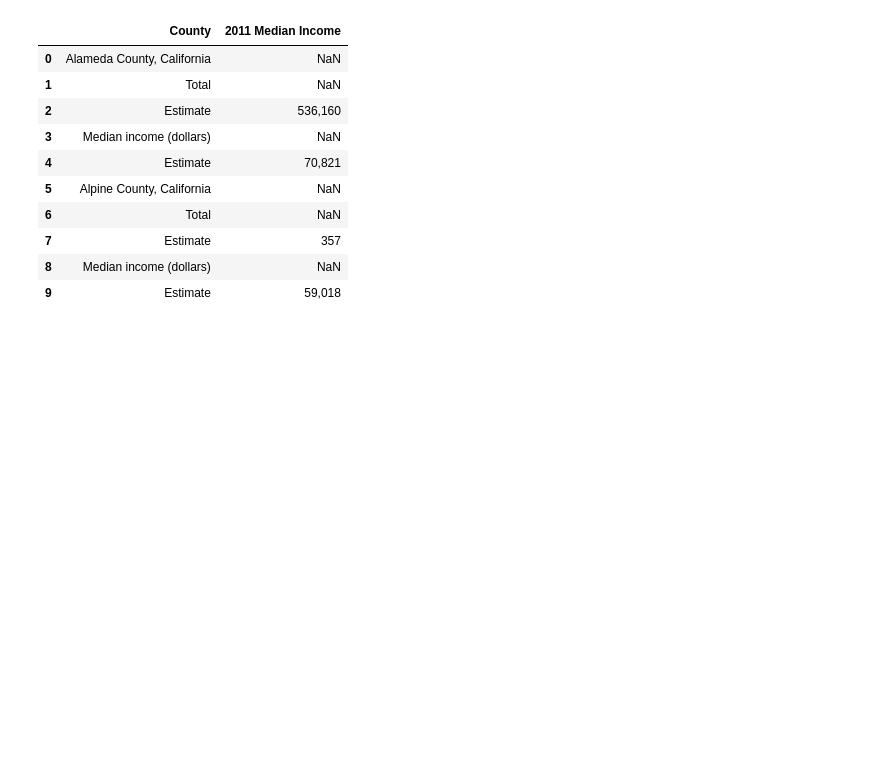
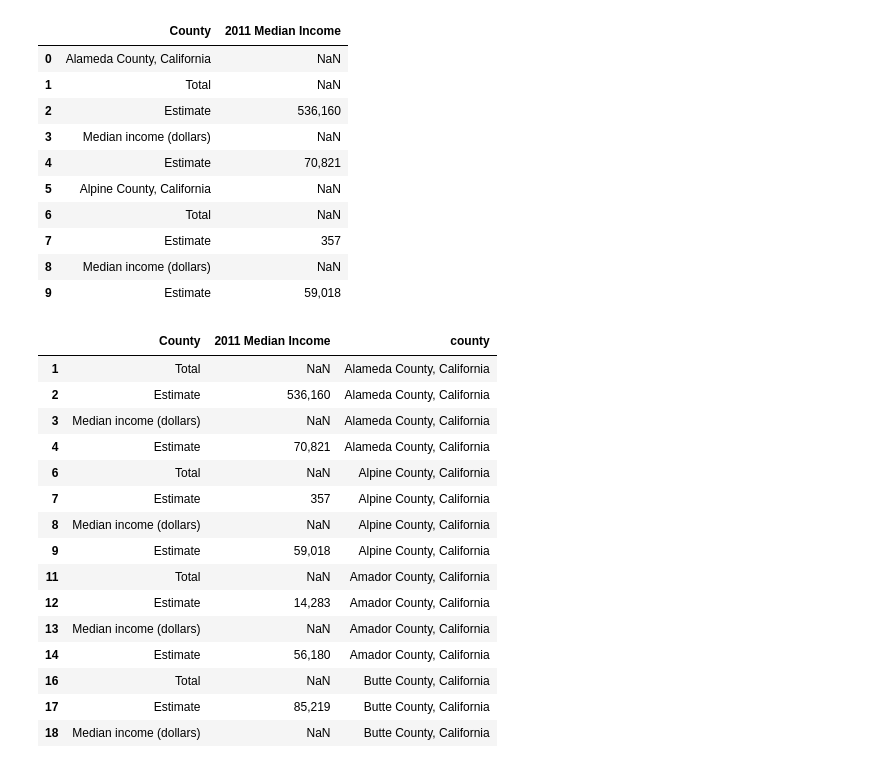
Before and after one commit to rune-encoder/Project-1, a Jupyter notebook: notebooks/individual_work/bryce_exploration/Data Cleaning/CA_County_Income_Cleaned.ipynb, the cells around one changed output. Saved outputs shown, nothing was run; the diff lists cells and outputs as text; code cells hidden in the pictures; blank space fills up the shorter version.

```diff
--- a/notebooks/individual_work/bryce_exploration/Data Cleaning/CA_County_Income_Cleaned.ipynb
+++ b/notebooks/individual_work/bryce_exploration/Data Cleaning/CA_County_Income_Cleaned.ipynb
@@ -279,10 +279,27 @@ ca_11_df.head(10)
 | 9 | Estimate | 59,018 |
 # %%
 #Moving County names
-ca_10_df['county'] = ca_10_df['County'].where(ca_10_df['County'].str.contains('County'))
+ca_11_df['county'] = ca_11_df['County'].where(ca_11_df['County'].str.contains('County'))
 
-ca_10_df['county'] = ca_10_df['county'].ffill()
+ca_11_df['county'] = ca_11_df['county'].ffill()
 
-ca_10_df = ca_10_df.loc[~ca_10_df['County'].str.contains('County')]
+ca_11_df = ca_11_df.loc[~ca_11_df['County'].str.contains('County')]
 
-ca_10_df.head(15)
+ca_11_df.head(15)
+# %% [output]
+|  | County | 2011 Median Income | county |
+| 1 | Total | NaN | Alameda County, California |
+| 2 | Estimate | 536,160 | Alameda County, California |
+| 3 | Median income (dollars) | NaN | Alameda County, California |
+| 4 | Estimate | 70,821 | Alameda County, California |
+| 6 | Total | NaN | Alpine County, California |
+| 7 | Estimate | 357 | Alpine County, California |
+| 8 | Median income (dollars) | NaN | Alpine County, California |
+| 9 | Estimate | 59,018 | Alpine County, California |
+| 11 | Total | NaN | Amador County, California |
+| 12 | Estimate | 14,283 | Amador County, California |
+| 13 | Median income (dollars) | NaN | Amador County, California |
+| 14 | Estimate | 56,180 | Amador County, California |
+| 16 | Total | NaN | Butte County, California |
+| 17 | Estimate | 85,219 | Butte County, California |
+| 18 | Median income (dollars) | NaN | Butte County, California |
```
Also changed, not shown: parts of 47 cells of this notebook, 1 other file.
